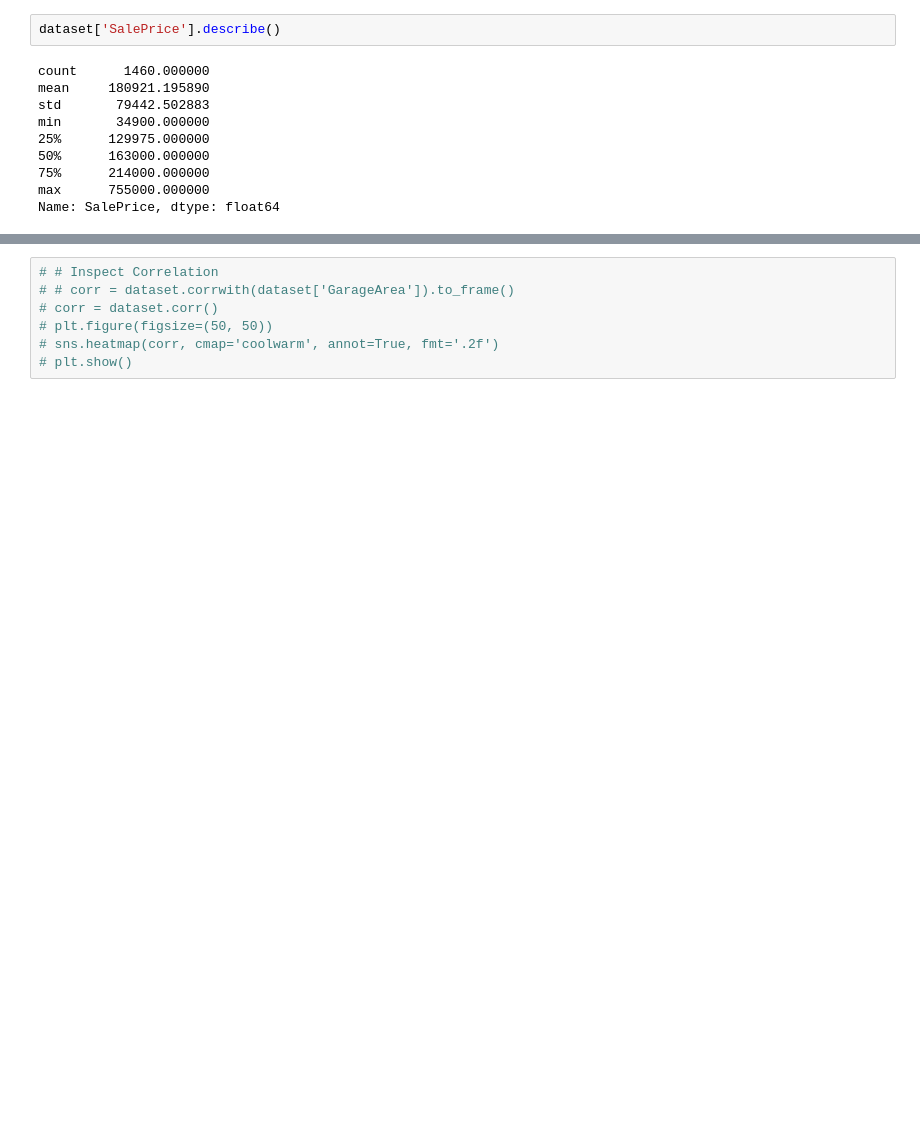
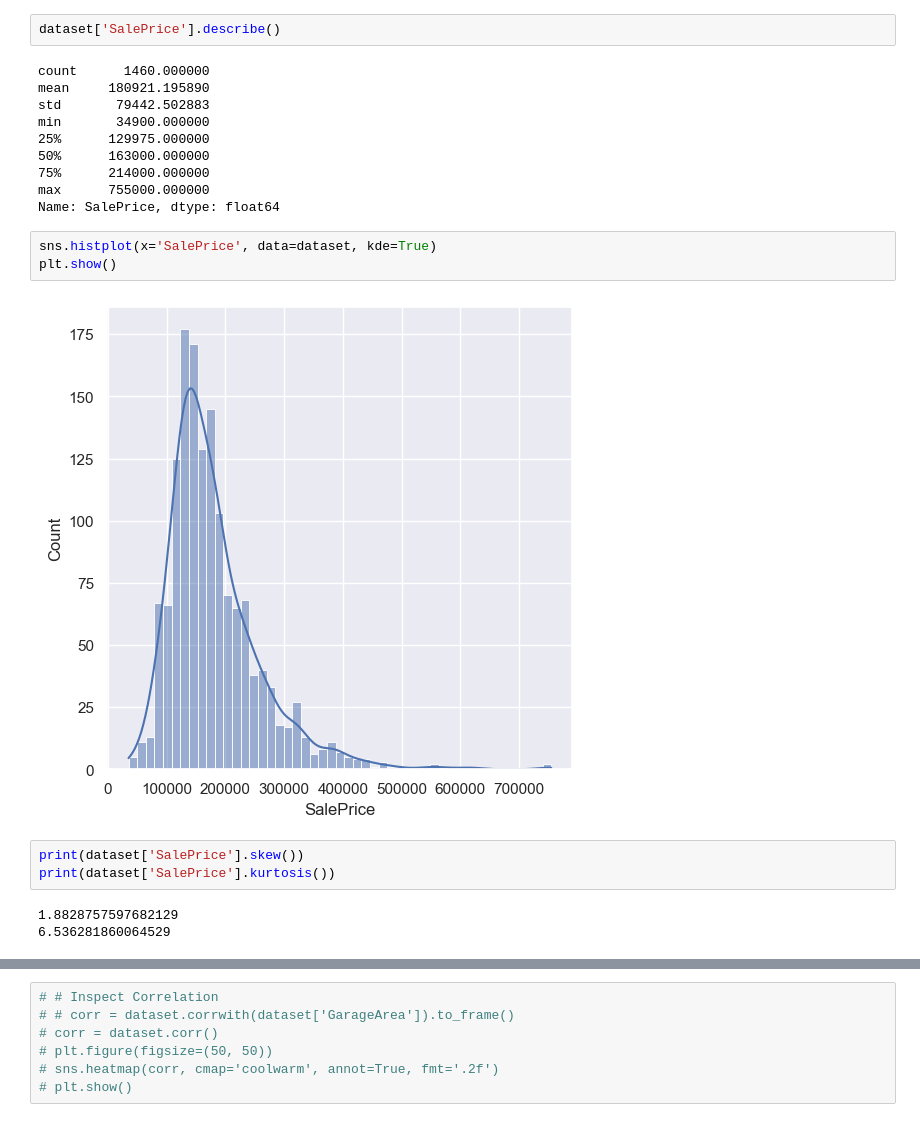
Before and after one commit to stytSofo/HousePricesPredictor, a Jupyter notebook: Predictor.ipynb, the cells around one changed output, grey strips where cells are left out. Drawn from its saved outputs; the diff is of its cells as text; blank space fills up the shorter version.

```diff
--- a/Predictor.ipynb
+++ b/Predictor.ipynb
@@ -57,5 +57,16 @@ min       34900.000000
 75%      214000.000000
 max      755000.000000
 Name: SalePrice, dtype: float64
+# %%
+sns.histplot(x='SalePrice', data=dataset, kde=True)
+plt.show()
+# %% [output]
+[figure, added]
+# %%
+print(dataset['SalePrice'].skew())
+print(dataset['SalePrice'].kurtosis())
+# %% [output]
+1.8828757597682129
+6.536281860064529
 # %%
 # %%
```
Also changed, not shown: parts of 43 cells of this notebook, 7 other files.
